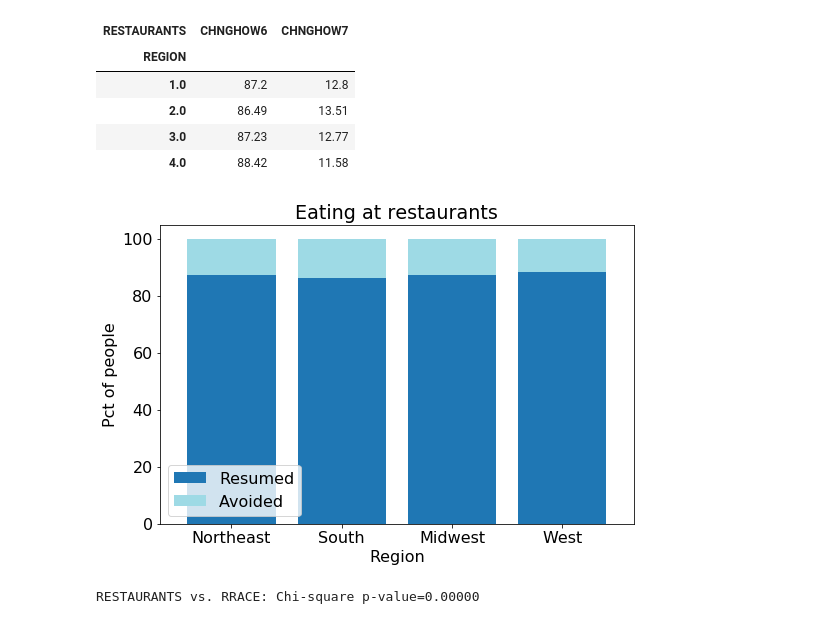
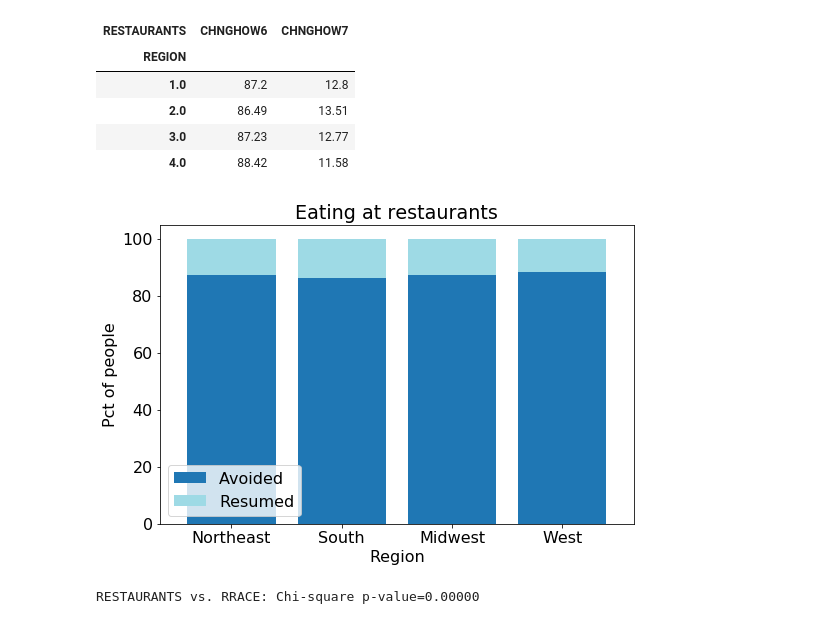
Before and after one commit to Daesparz/DS4A2020_Empowerment, a Jupyter notebook: exploratory_data_analysis/household_pulse_EDA.ipynb, the cells around one changed output. Saved outputs shown, nothing was run; the diff lists cells and outputs as text; code cells hidden in the pictures.

```diff
--- a/exploratory_data_analysis/household_pulse_EDA.ipynb
+++ b/exploratory_data_analysis/household_pulse_EDA.ipynb
@@ -972,6 +972,8 @@ PAYMENT vs. EST_MSA: Chi-square p-value=0.00000
 # %% [markdown]
 ## Restaurants
 # %%
+demographics = df.columns[0:14]
+
 x = df.loc[:, ['CHNGHOW6', 'CHNGHOW7']].idxmax(axis=1)
 df['RESTAURANTS'] = x
 
@@ -1081,21 +1088,18 @@ RESTAURANTS vs. REGION: Chi-square p-value=0.00000
+# %%
+test = payment_educ.SCRAM.unstack('RESTAURANTS').fillna(0)
+legend = ['Avoided', 'Resumed']
+labels = region
 # %%
-payment_educ = df_restaurant_valid.groupby(['REGION', 'RESTAURANTS']).count()
-payment_educ = payment_educ/payment_educ.groupby(level=[0]).sum()*100
-
-test = payment_educ.SCRAM.unstack('RESTAURANTS').fillna(0)
-legend = ['Resumed', 'Avoided']
-labels = region
-
 fig, ax = plt.subplots(figsize=(8.5, 5.5))
 _ = test.plot(kind='bar', stacked=True, ax=ax, width=0.8, cmap='tab20')
 _ = plt.xticks(np.arange(len(labels)), labels, rotation=0)
 _ = plt.legend(legend, loc='lower left')
 _ = plt.rcParams.update({'font.size': 16})
 _ = plt.title('Eating at restaurants')
 _ = plt.xlabel('Region')
 _ = plt.ylabel('Pct of people')
 # %% [output]
-[figure, old version]
+[figure, new version]
 # %%
 get_rctable('RESTAURANTS', 'RRACE', df_restaurant_valid)
 # %% [output]
```
Also changed, not shown: parts of 19 cells of this notebook.
